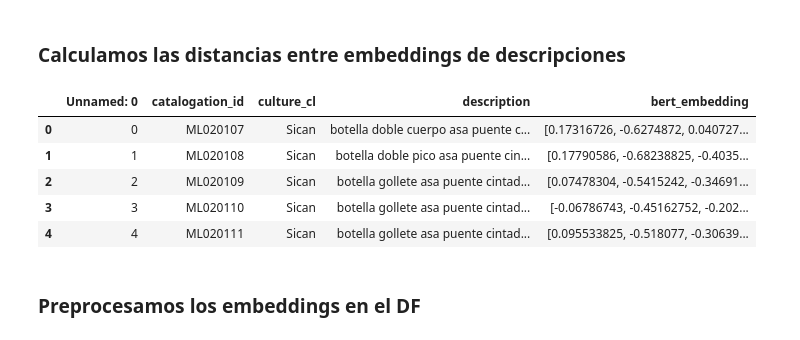
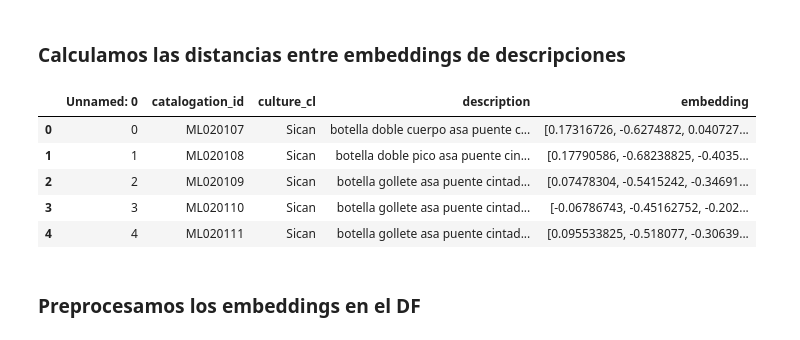
Before and after one commit to lldavico/fondecyt-larco-culture-images, a Jupyter notebook: code/embeddings/bert_embeddings.ipynb, the cells around one changed output. Cells and saved outputs as stored; diff of their text form; code cells hidden in the pictures.

```diff
--- a/code/embeddings/bert_embeddings.ipynb
+++ b/code/embeddings/bert_embeddings.ipynb
@@ -152,10 +152,10 @@ embed_df.to_csv('../data/bert_embeddings.csv', sep=';')
 # %% [markdown]
 ### Calculamos las distancias entre embeddings de descripciones
 # %%
-df = pd.read_csv('../data/bert_embeddings.csv', sep=';')
+df = pd.read_csv('../../data/bert_embeddings.csv', sep=';')
 df.head()
 # %% [output]
-|  | Unnamed: 0 | catalogation_id | culture_cl | description | bert_embedding |
+|  | Unnamed: 0 | catalogation_id | culture_cl | description | embedding |
 | 0 | 0 | ML020107 | Sican | botella doble cuerpo asa puente c... | [0.17316726, -0.6274872, 0.040727... |
 | 1 | 1 | ML020108 | Sican | botella doble pico asa puente cin... | [0.17790586, -0.68238825, -0.4035... |
 | 2 | 2 | ML020109 | Sican | botella gollete asa puente cintad... | [0.07478304, -0.5415242, -0.34691... |
```
Also changed, not shown: parts of 14 cells of this notebook, 25 other files.
